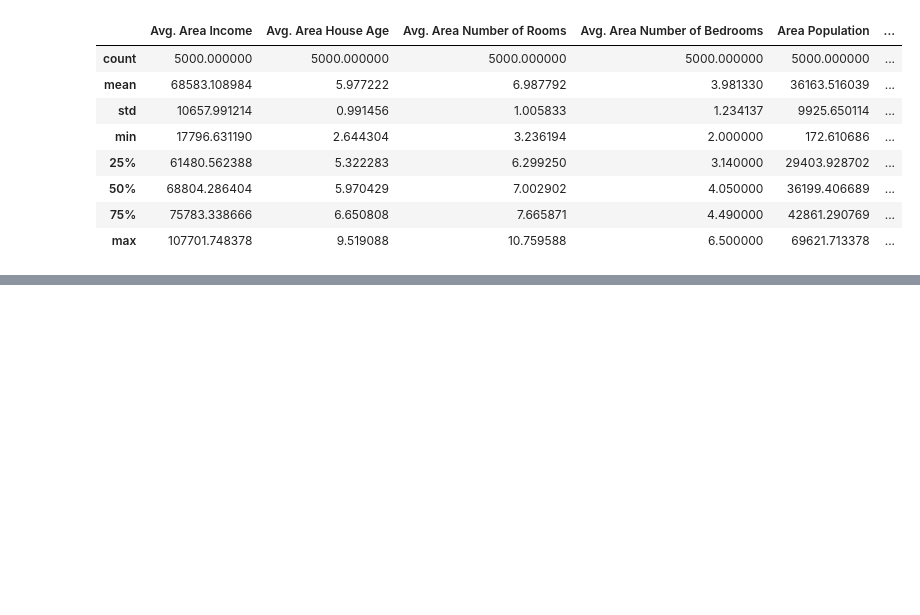
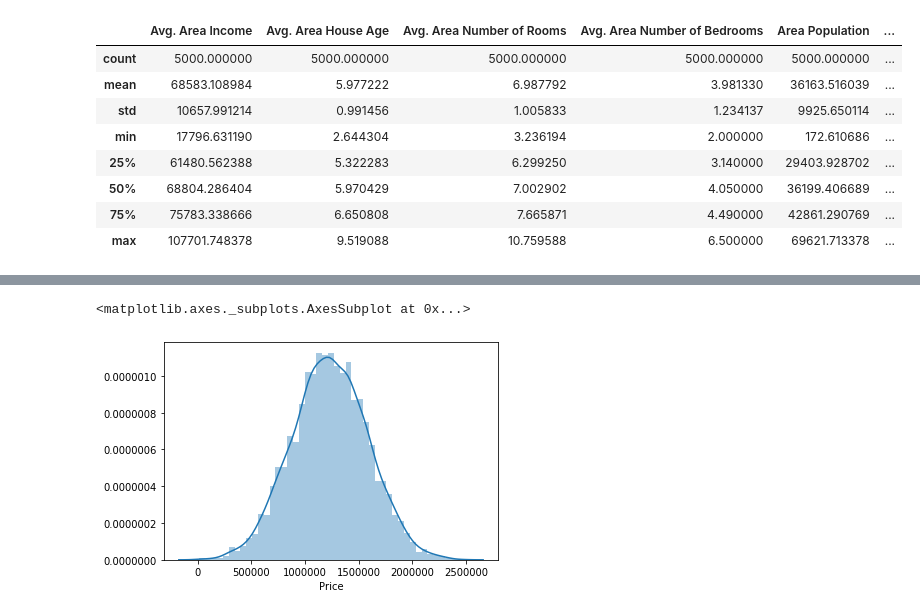
Before and after one commit to iAmNawa/data-science-machine-learning, a Jupyter notebook: Linear Regression.ipynb, the cells around one changed output, grey strips where cells are left out. Saved outputs shown, nothing was run; the diff lists cells and outputs as text; code cells hidden in the pictures; blank space fills up the shorter version.

```diff
--- a/Linear Regression.ipynb
+++ b/Linear Regression.ipynb
@@ -50,0 +56,5 @@ df.describe()
+# %%
+sns.distplot(df['Price'])
+# %% [output]
+<matplotlib.axes._subplots.AxesSubplot at 0x...>
+[figure, added]
```
Also changed, not shown: parts of 1 cell of this notebook.
